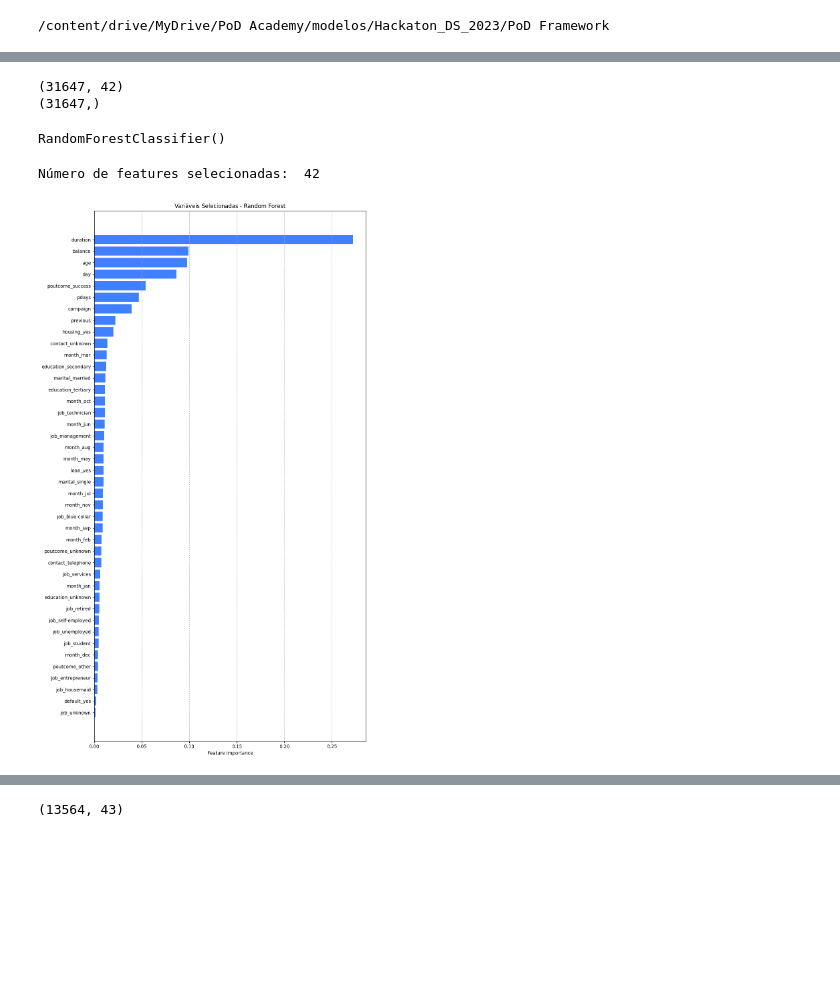
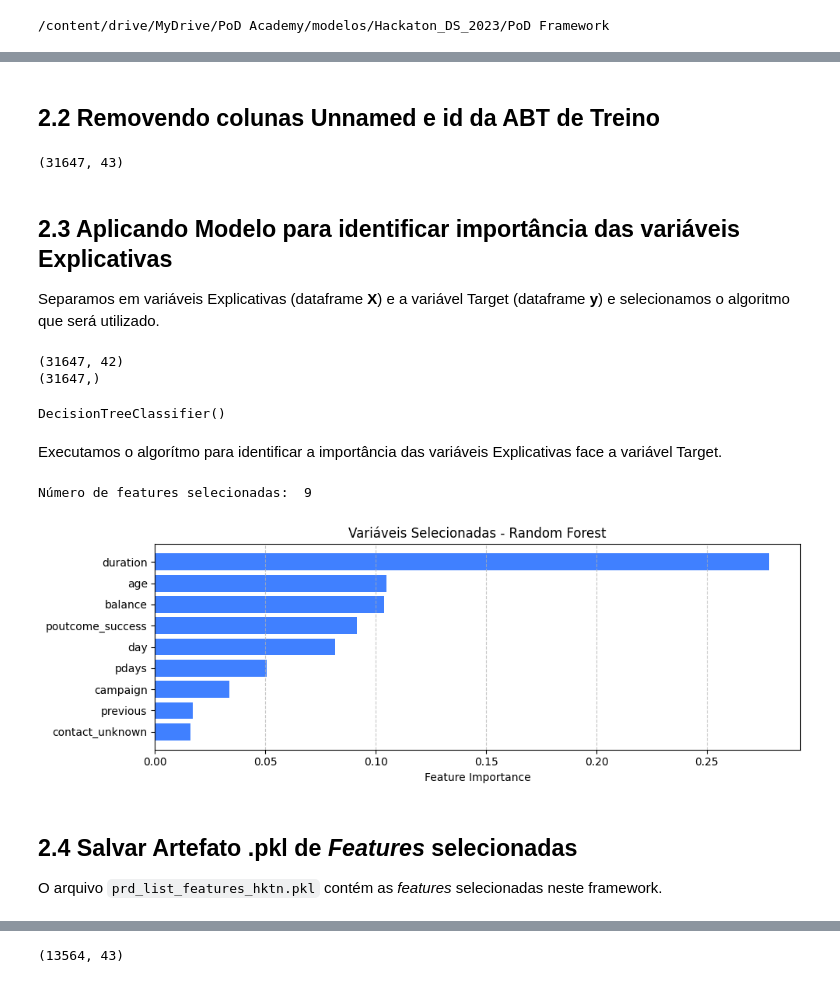
Before and after one commit to edgaracabral/Kaggle_BankMarketing, a Jupyter notebook: 03_Selecao_das_Features.ipynb, the cells around one changed output, grey strips where cells are left out. Saved outputs shown, nothing was run; the diff lists cells and outputs as text; code cells hidden in the pictures; blank space fills up the shorter version.

Commit message:
feat(notebook): organização em blocos salientando estrutura do Framework

```diff
--- a/03_Selecao_das_Features.ipynb
+++ b/03_Selecao_das_Features.ipynb
@@ -44,3 +72,15 @@ abt_00.head()
+# %% [markdown]
+## 2.2 Removendo colunas **Unnamed** e **id** da ABT de Treino
+# %%
+# Removendo colunas 'Unnamed' e 'id' da tabela abt_00
+# No final deste processo, as tabelas geradas não devem possuir a coluna id
+abt_00.drop(axis=1,columns=['Unnamed: 0','id'],inplace=True)
+abt_00.shape
+# %% [output]
+(31647, 43)
+# %% [markdown]
+## 2.3 Aplicando Modelo para identificar importância das variáveis Explicativas
+Separamos em variáveis Explicativas (dataframe **X**) e a variável Target (dataframe **y**) e selecionamos o algoritmo que será utilizado.
 # %%
 X = abt_00.drop(axis=1,columns='target')
 y = abt_00.target
@@ -49,13 +89,15 @@ print(X.shape)
 print(y.shape)
 
 # Treinar modelo com algoritmo Random Forest (Calma, não precisa focar no modelo neste momento)
-clf = RandomForestClassifier() # troque aqui qual classificador quer utilizar: GradientBoostingClassifier, DecisionTreeClassifier
-#clf = DecisionTreeClassifier() # troque aqui qual classificador quer utilizar: GradientBoostingClassifier, DecisionTreeClassifier
+#clf = RandomForestClassifier() # troque aqui qual classificador quer utilizar: GradientBoostingClassifier, DecisionTreeClassifier
+clf = DecisionTreeClassifier() # troque aqui qual classificador quer utilizar: GradientBoostingClassifier, DecisionTreeClassifier
 clf.fit(X, y)
 # %% [output]
 (31647, 42)
 (31647,)
-RandomForestClassifier()
+DecisionTreeClassifier()
+# %% [markdown]
+Executamos o algorítmo para identificar a importância das variáveis Explicativas face a variável Target.
 # %%
 # Obter importância das variáveis
 feature_importances = clf.feature_importances_
@@ -65,36 +107,39 @@ features = pd.DataFrame({
 })
 
 # Ordenar variáveis por importância
 features = features.sort_values(by='Importance', ascending=False)
 
 # Estabelecer um limite de corte, por exemplo, x% da importância máxima
-cutoff_maximp = 0.0001
+cutoff_maximp = 0.05
 
 cutoff = cutoff_maximp * feature_importances.max()
 
 # Selecionar variáveis acima do corte
 selected_features = X.columns[feature_importances > cutoff].tolist()
 print('Número de features selecionadas: ',len(selected_features))
 
 # Ordenar variáveis por importância
 features = features.sort_values(by='Importance', ascending=True)
 
 # Filtrar o DataFrame para apenas as features acima do corte
 selected_features_df = features[features['Importance'] > cutoff]
 
 # Ajusta o tamanho da figura com base no número de features selecionadas
 plt.figure(figsize=(10, len(selected_features_df)*0.4))
 
 # Plota as features selecionadas
 plt.barh(selected_features_df['Feature'], selected_features_df['Importance'], color=(0.25, 0.5, 1))
 plt.xlabel("Feature Importance")
 plt.title("Variáveis Selecionadas - Random Forest")
 plt.grid(axis='x', linestyle='--', alpha=0.7)
 plt.tight_layout()
 plt.show()
 # %% [output]
-Número de features selecionadas:  42
+Número de features selecionadas:  9
-[figure, old version]
+[figure, new version]
+# %% [markdown]
+## 2.4 Salvar Artefato .pkl de *Features* selecionadas
+O arquivo `prd_list_features_hktn.pkl` contém as *features* selecionadas neste framework.
 # %%
 # Salvar a lista em um arquivo .pkl
 import pickle
```
Also changed, not shown: parts of 22 cells of this notebook.
